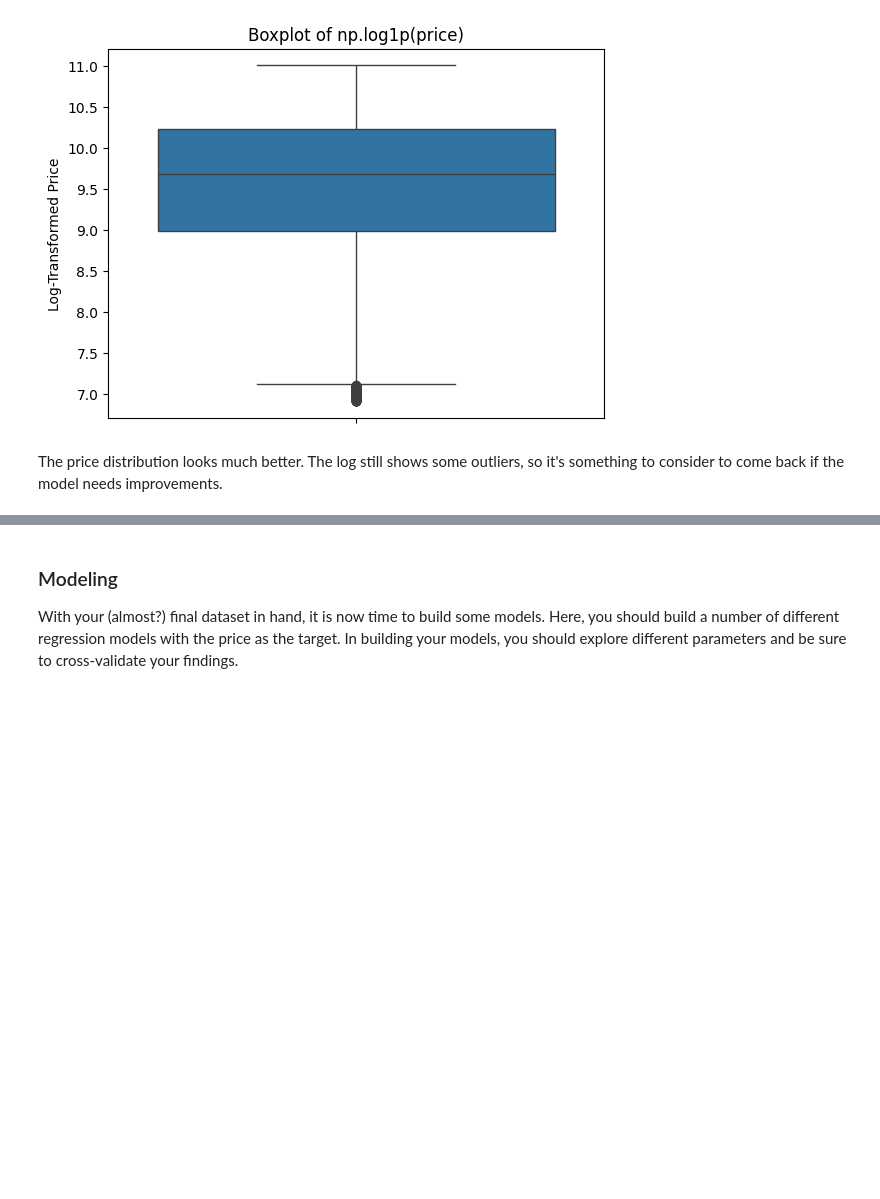
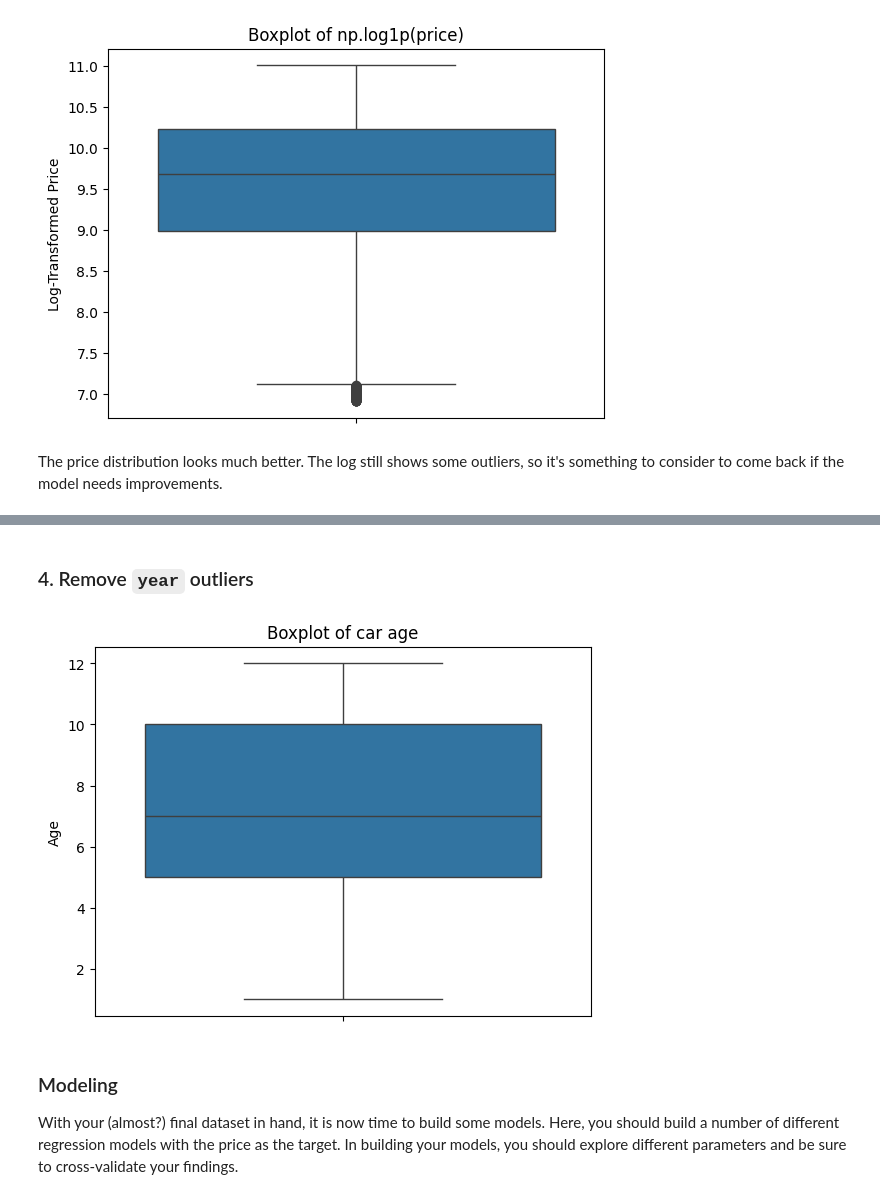
Before and after one commit to vegalopm/ml-assignment-mod11, a Jupyter notebook: prompt_II.ipynb, the cells around one changed output, grey strips where cells are left out. Drawn from its saved outputs; the diff is of its cells as text; code cells hidden in the pictures; blank space fills up the shorter version.

```diff
--- a/prompt_II.ipynb
+++ b/prompt_II.ipynb
@@ -317,3 +327,17 @@ The price distribution looks much better. The log still shows some outliers, so
+# %% [markdown]
+### 4. Remove `year` outliers
+# %%
+# Let's keep cars from year 1990 and above
+cars = cars.loc[cars['car_age'] <= 12]
+# Graph a box plot of the price column to see the new distribution
+sns.boxplot(y=cars['car_age'])
+plt.title("Boxplot of car age")
+plt.ylabel("Age")
+plt.show()
+
+np.log1p(cars['odometer'])
+# %% [output]
+[figure, added]
 # %% [markdown]
 ### Modeling
 
```
Also changed, not shown: parts of 3 cells of this notebook.
